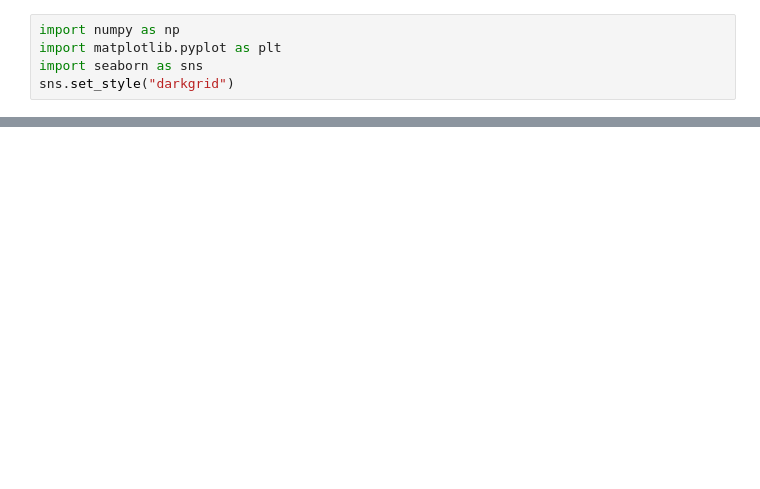
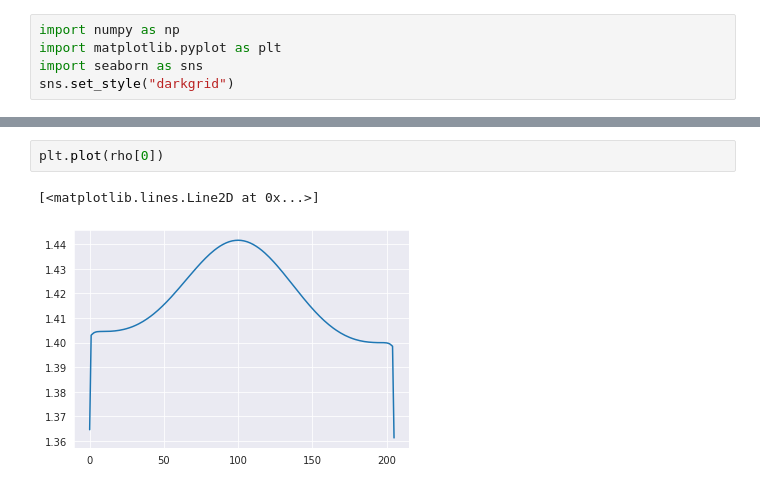
Before and after one commit to Kalyan0821/Lattice-Boltzmann-Method, a Jupyter notebook: Circular Cylinder/plots.ipynb, the cells around one changed output, grey strips where cells are left out. Saved outputs shown, nothing was run; the diff lists cells and outputs as text; blank space fills up the shorter version.

```diff
--- a/Circular Cylinder/plots.ipynb
+++ b/Circular Cylinder/plots.ipynb
@@ -33,0 +50,5 @@ H = 0.41
+# %%
+plt.plot(rho[0])
+# %% [output]
+[<matplotlib.lines.Line2D at 0x...>]
+[figure, added]
```
Also changed, not shown: parts of 11 cells of this notebook, 8 other files.
